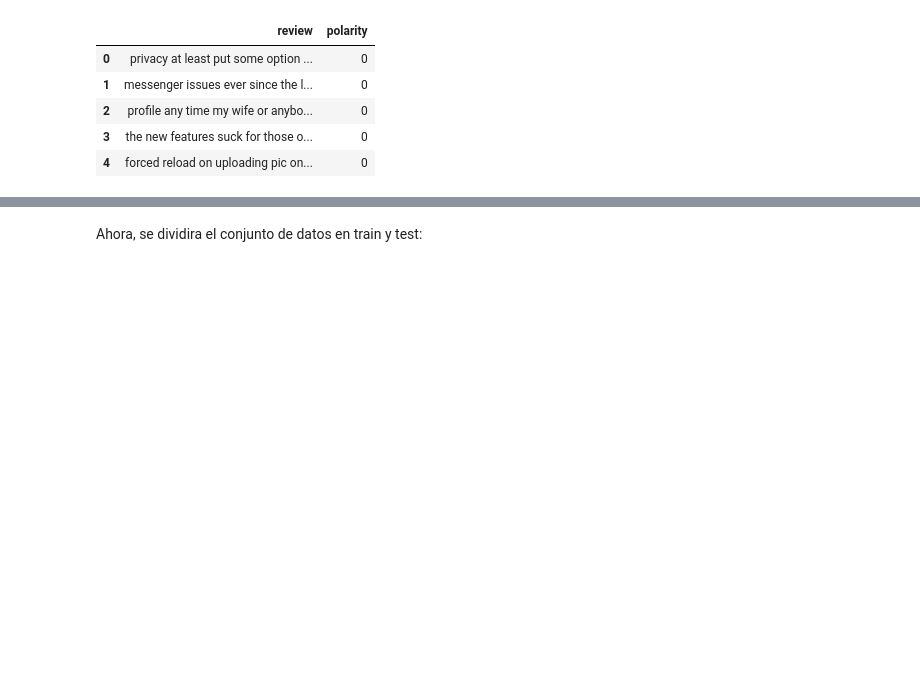
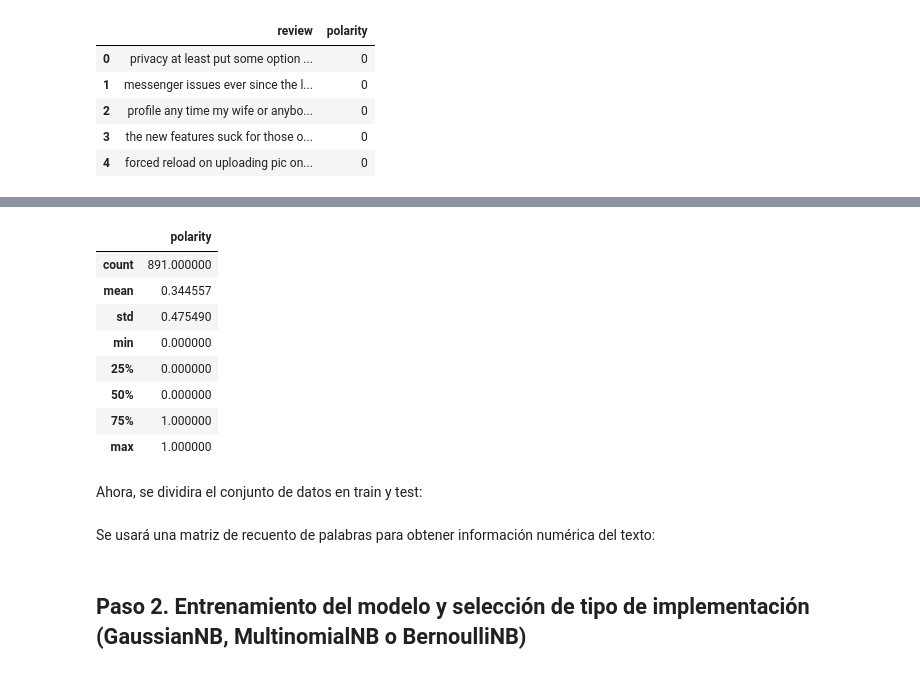
Before and after one commit to Bere333/naive_bayes_first_proyect, a Jupyter notebook: src/naive_bayes_explore.ipynb, the cells around one changed output, grey strips where cells are left out. Drawn from its saved outputs; the diff is of its cells as text; code cells hidden in the pictures; blank space fills up the shorter version.

```diff
--- a/src/naive_bayes_explore.ipynb
+++ b/src/naive_bayes_explore.ipynb
@@ -36,3 +68,15 @@ df["review"] = df["review"].str.strip().str.lower()
+# %%
+df.describe()
+# %% [output]
+|  | polarity |
+| count | 891.000000 |
+| mean | 0.344557 |
+| std | 0.475490 |
+| min | 0.000000 |
+| 25% | 0.000000 |
+| 50% | 0.000000 |
+| 75% | 1.000000 |
+| max | 1.000000 |
 # %% [markdown]
 Ahora, se dividira el conjunto de datos en train y test:
 # %%
@@ -41,3 +85,5 @@ X = df.drop("polarity", axis=1)
 y = df["polarity"]
 
 X_train, X_test, y_train, y_test = train_test_split(X, y, test_size = 0.2, random_state = 42)
+# %% [markdown]
+Se usará una matriz de recuento de palabras para obtener información numérica del texto:
@@ -43,0 +96,2 @@ X_train, X_test, y_train, y_test = train_test_split(X, y, test_size = 0.2, rando
+# %% [markdown]
+## Paso 2. Entrenamiento del modelo y selección de tipo de implementación (GaussianNB, MultinomialNB o BernoulliNB)
```
Also changed, not shown: parts of 10 cells of this notebook.
